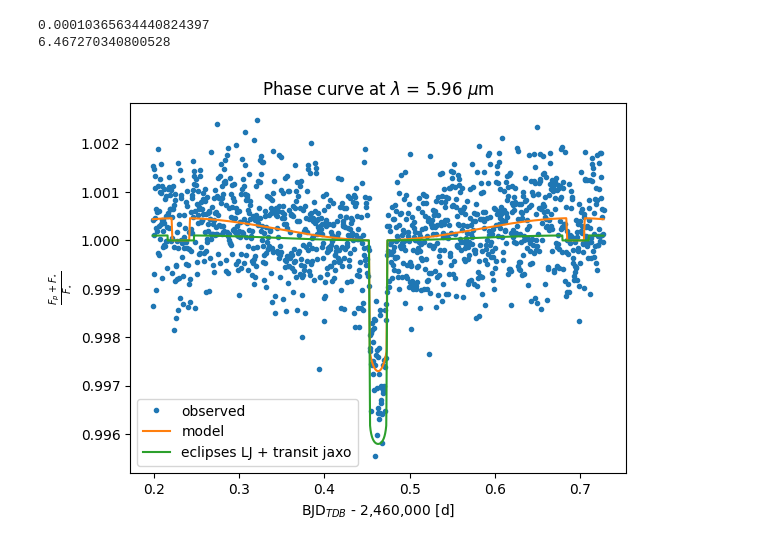
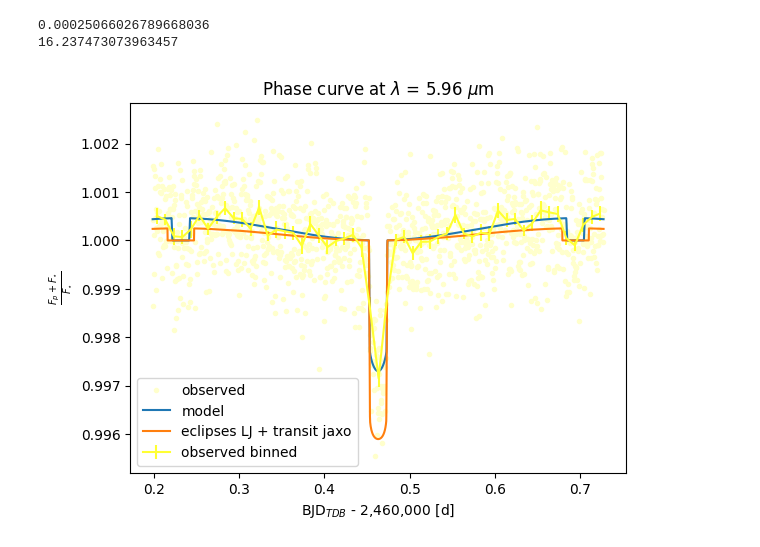
Before and after one commit to olwenrering/M2-LIU-Elsa, a Jupyter notebook: test_clean.ipynb, the cells around one changed output. Drawn from its saved outputs; the diff is of its cells as text; code cells hidden in the pictures.

Commit message:
binned data points

```diff
--- a/test_clean.ipynb
+++ b/test_clean.ipynb
@@ -16,6 +48,7 @@ from Solar_System_constants import R_Earth, R_Sun
 df = pd.read_pickle("LHS3844b_0.0_1obs.pickle")
 
 print(df['input_parameters'])
+data = df['input_parameters']
 
 wvl = df['data'].keys()
 
@@ -26,9 +59,11 @@ for lamb in wvl:
     observed_time = df['data'][lamb]['observed']['time'] - 2460000
     observed_phase = df['data'][lamb]['observed']['phase']
     observed_pc = df['data'][lamb]['observed']['pc']
+    observed_binned = fast_binning(observed_time, observed_pc, 0.01)
 
     plt.figure()
-    plt.plot(observed_time, observed_pc, '.', label='observed')
+    plt.plot(observed_time, observed_pc, '.', c=(1, 1, 0.8), label='observed')
+    plt.errorbar(observed_binned[0], observed_binned[1], yerr=observed_binned[2], c=(1, 1, 0.2), label='observed binned')
     plt.plot(model_time, model_pc, label='model')
     plt.title(rf'Phase curve at $\lambda$ = {lamb} $\mu$m')
     plt.legend()
@@ -46,25 +81,24 @@ for lamb in wvl:
 # %%
 transit_duration_days = 0.5212/24
-P=0.46292964
+P=data['period']
 time_transit=2458828.93037
 impact_param=0.186
-R_star = 0.1886240*R_Sun
+R_star = data['star_radius']*R_Sun
 time_transit = 0
 e = 0.0
 omega = 0.0 # bcs e = 0
-i = 88.5*np.pi/180
+i = data['inclination']*np.pi/180
 a = 0.00622*149597870700 # a in m
-R = 1.303*R_Earth
+R = data['planet_radius']*R_Earth
 lambda_1 = 1.95
 lambda_2 = 7.8
-T_star = 3036
+T_star = data['star_temperature']
 L_star = luminosity_bb(T_star, lambda_1, lambda_2)
-T_planet = 805
+T_planet = data['dayside_temperature']
 L = luminosity_bb(T_planet, lambda_1, lambda_2)
 # %%
 orbit = TransitOrbit(
-    period=P, duration=transit_duration_days, time_transit=time_transit, impact_param=impact_param, radius_ratio=0.0635
-)
+    period=P, duration=transit_duration_days, time_transit=time_transit, impact_param=impact_param, radius_ratio=data['Rp/Rs'])
 
 # Compute a limb-darkened light curve for this orbit
 time = df['data'][lamb]['model']['time'] - 2460000
@@ -76,6 +110,7 @@ model_time = df['data'][lamb]['model']['time'] - 2460000
 model_pc = df['data'][lamb]['model']['pc']
 observed_time = df['data'][lamb]['observed']['time'] - 2460000
 observed_pc = df['data'][lamb]['observed']['pc']
+observed_binned = fast_binning(observed_time, observed_pc, 0.01)
 
 t0 = model_time[0]
 t_end = model_time[len(model_time)-1]
@@ -90,19 +125,20 @@ eclipsee = eclipse(P,a,R_star,R,i,np.arccos(phase)/(2*np.pi),e,omega,b)
 phase_curvee = phase_curve(L_star,L,R_star,R,phase,eclipsee)
 phase_curvee = np.array(phase_curvee, dtype='float64')
 # %% [output]
-0.00010365634440824397
-6.467270340800528
+0.00025066026789668036
+16.237473073963457
 # %%
 fig, ax = plt.subplots()
-ax.plot(observed_time, observed_pc, '.',label='observed')
+plt.plot(observed_time, observed_pc, '.', c=(1, 1, 0.8), label='observed')
+plt.errorbar(observed_binned[0], observed_binned[1], yerr=observed_binned[2], c=(1, 1, 0.2), label='observed binned')
 ax.plot(model_time, model_pc, label='model')
 #ax.plot(model_time,phase_curvee, label='eclipses LJ')
 ax.plot(model_time,phase_curvee + light_curve, label='eclipses LJ + transit jaxo')
 #plt.plot(model_time,light_curve+1, label='transit jaxo')
 ax.set_title(rf'Phase curve at $\lambda$ = {lamb} $\mu$m')
 ax.legend()
 ax.set_xlabel(r'BJD$_{TDB}$ - 2,460,000 [d]')
 ax.set_ylabel(r'$\frac{F_p + F_{\star}}{F_{\star}}$')
 plt.show()
 # %% [output]
-[figure, old version]
+[figure, new version]
```
Also changed, not shown: parts of 2 cells of this notebook.
